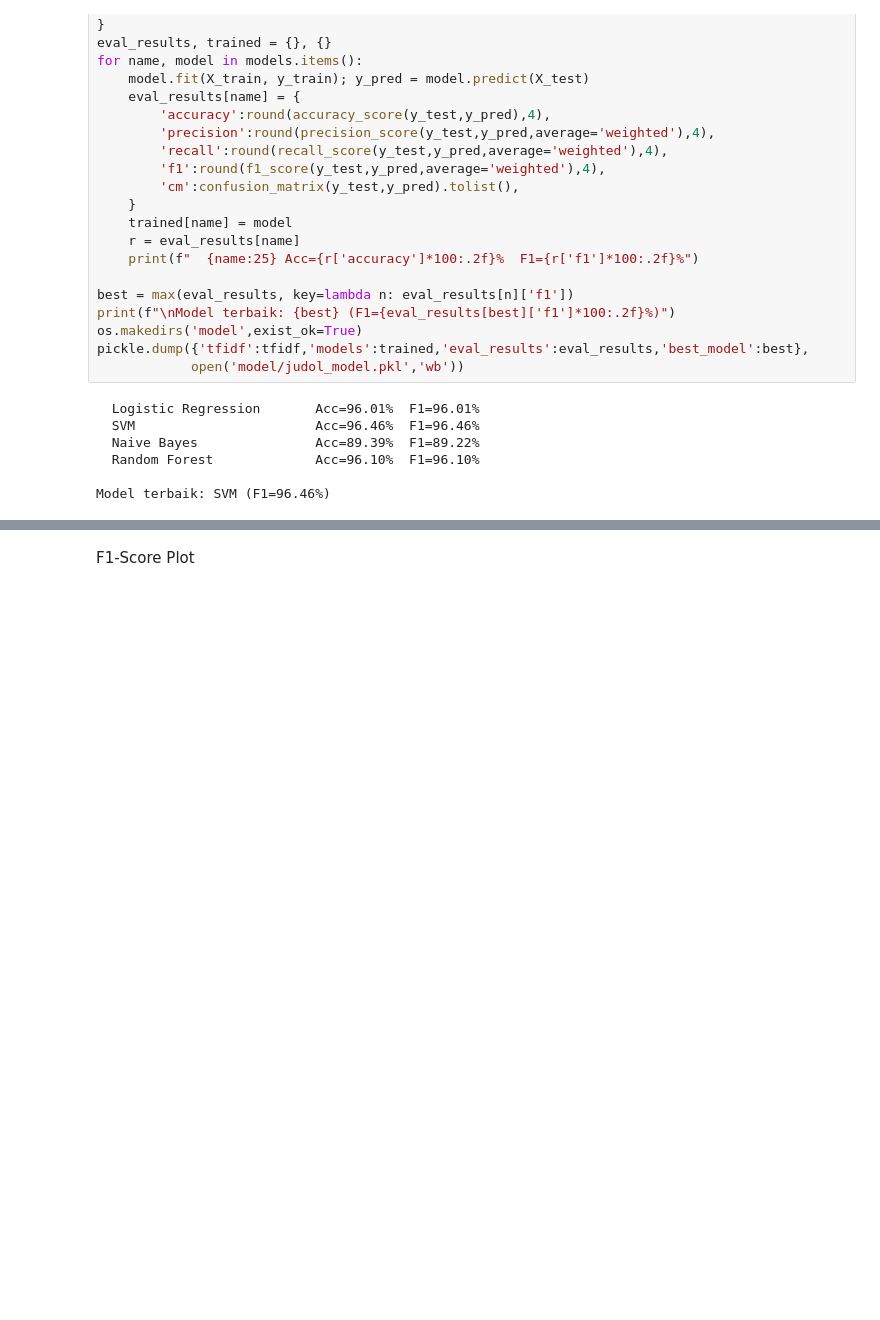
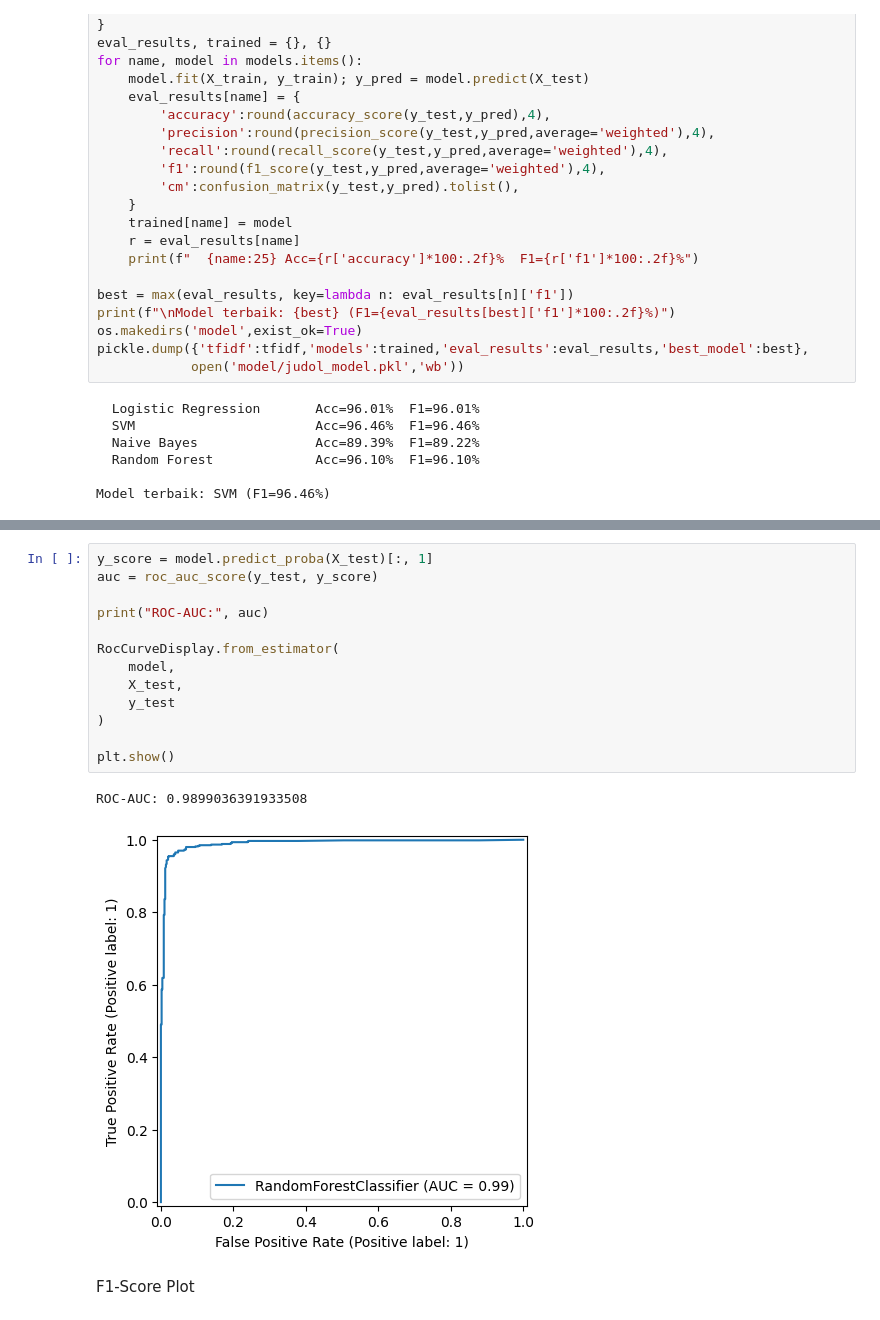
Before and after one commit to danielsetiawn/ML-Online-Gambling-detection, a Jupyter notebook: train_model.ipynb, the cells around one changed output, grey strips where cells are left out. Drawn from its saved outputs; the diff is of its cells as text; blank space fills up the shorter version.

Commit message:
plot

```diff
--- a/train_model.ipynb
+++ b/train_model.ipynb
@@ -175,3 +191,19 @@ Model terbaik: SVM (F1=96.46%)
+# %%
+y_score = model.predict_proba(X_test)[:, 1]
+auc = roc_auc_score(y_test, y_score)
+
+print("ROC-AUC:", auc)
+
+RocCurveDisplay.from_estimator(
+    model,
+    X_test,
+    y_test
+)
+
+plt.show()
+# %% [output]
+ROC-AUC: 0.9899036391933508
+[figure, added]
 # %% [markdown]
 F1-Score Plot
 # %%
```
Also changed, not shown: parts of 3 cells of this notebook.
